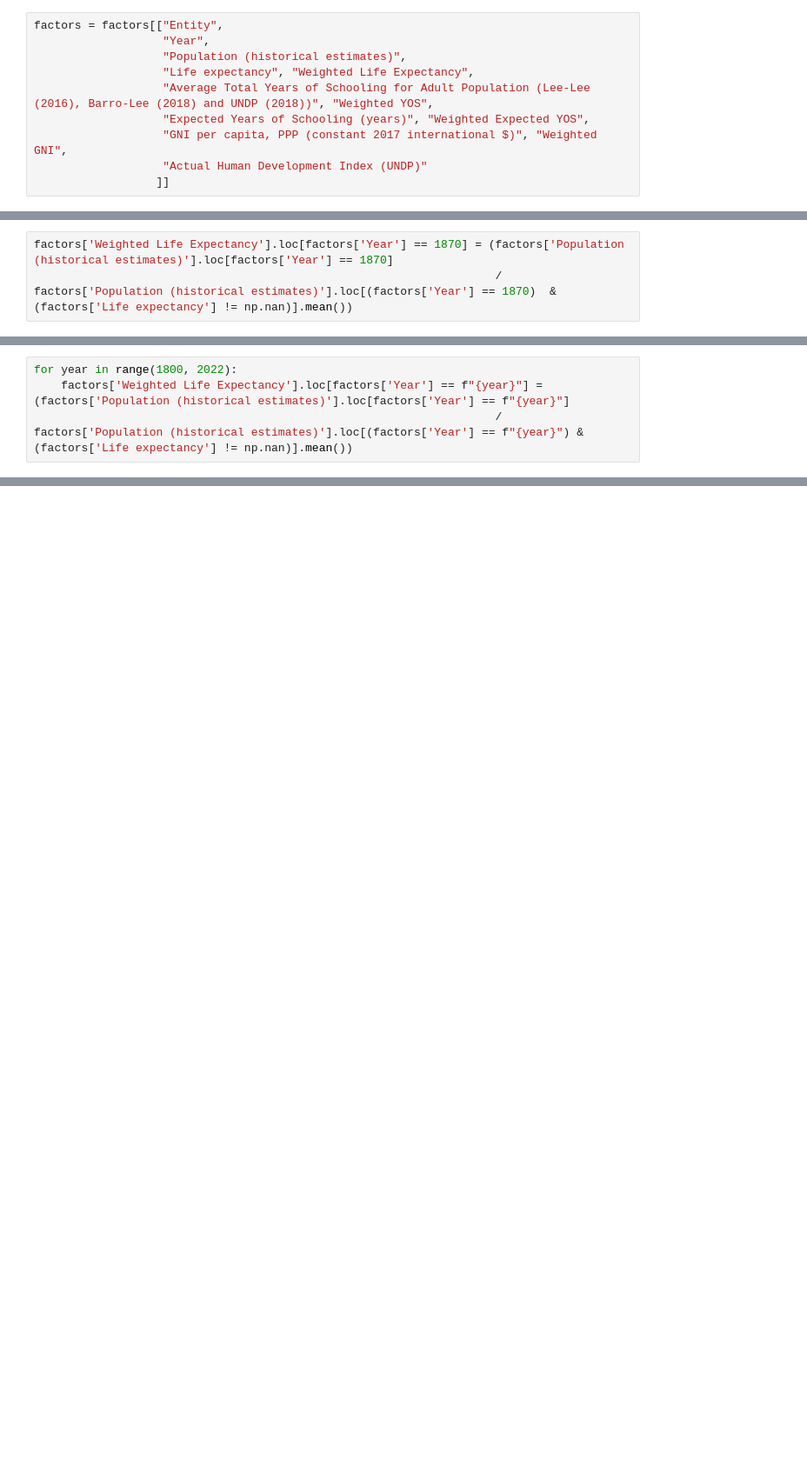
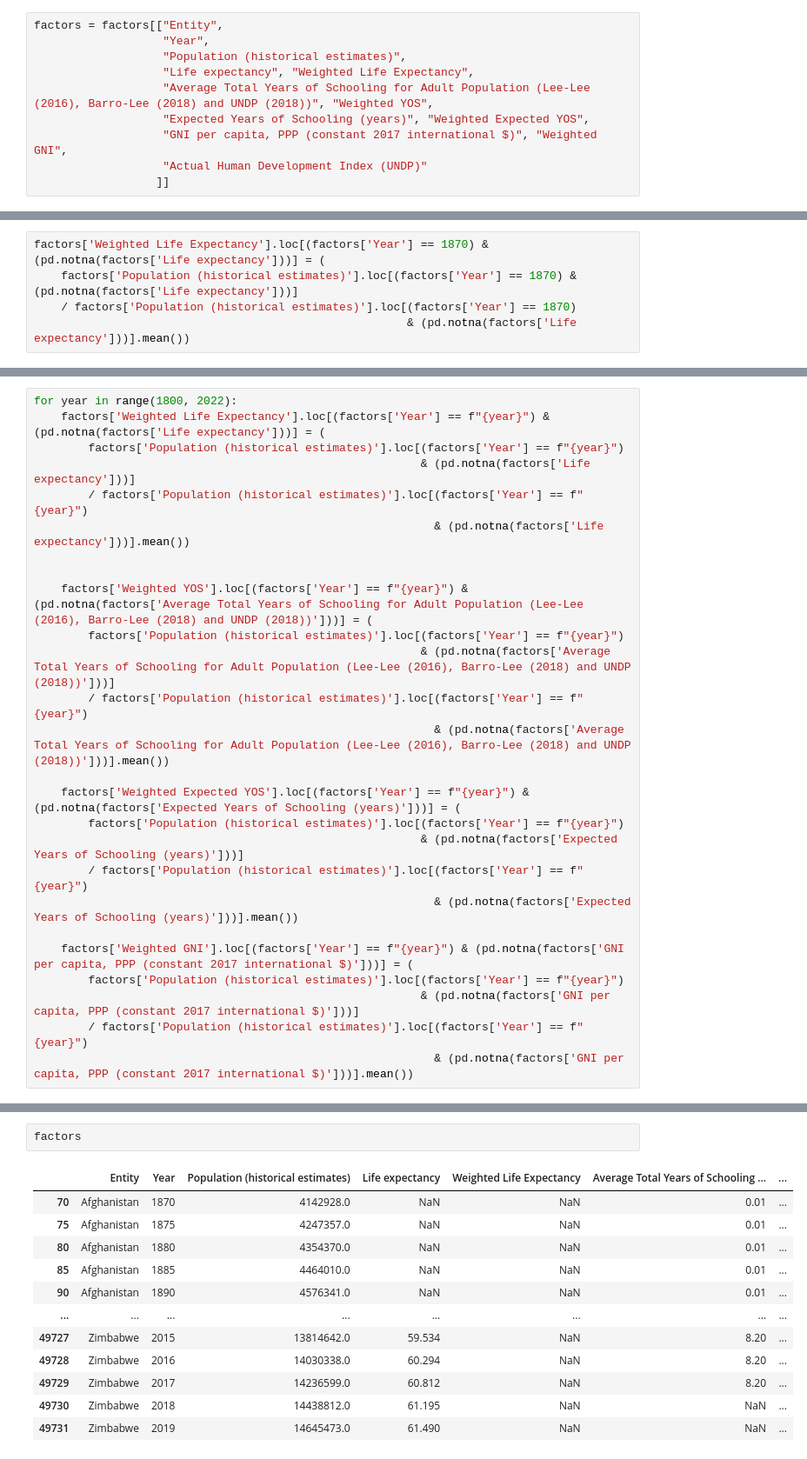
Before and after one commit to jcarballo1/cs5395-project1, a Jupyter notebook: Project1_V2.ipynb, the cells around one changed output, grey strips where cells are left out. Shown at 87% size. Saved outputs shown, nothing was run; the diff lists cells and outputs as text; blank space fills up the shorter version.

Commit message:
working on filling out weights

```diff
--- a/Project1_V2.ipynb
+++ b/Project1_V2.ipynb
@@ -164,3 +175,5 @@ print(factors['Population (historical estimates)'].loc[(factors['Year'] == 1870)
 # %%
-factors['Weighted Life Expectancy'].loc[factors['Year'] == 1870] = (factors['Population (historical estimates)'].loc[factors['Year'] == 1870]
-                                                                    / factors['Population (historical estimates)'].loc[(factors['Year'] == 1870)  & (factors['Life expectancy'] != np.nan)].mean())
+factors['Weighted Life Expectancy'].loc[(factors['Year'] == 1870) & (pd.notna(factors['Life expectancy']))] = (
+    factors['Population (historical estimates)'].loc[(factors['Year'] == 1870) & (pd.notna(factors['Life expectancy']))]
+    / factors['Population (historical estimates)'].loc[(factors['Year'] == 1870)
+                                                       & (pd.notna(factors['Life expectancy']))].mean())
@@ -169,4 +194,26 @@ print(factors['Weighted Life Expectancy'].loc[factors['Year'] == 1870])
 # %%
 for year in range(1800, 2022):
-    factors['Weighted Life Expectancy'].loc[factors['Year'] == f"{year}"] = (factors['Population (historical estimates)'].loc[factors['Year'] == f"{year}"]
-                                                                    / factors['Population (historical estimates)'].loc[(factors['Year'] == f"{year}") & (factors['Life expectancy'] != np.nan)].mean())
+    factors['Weighted Life Expectancy'].loc[(factors['Year'] == f"{year}") & (pd.notna(factors['Life expectancy']))] = (
+        factors['Population (historical estimates)'].loc[(factors['Year'] == f"{year}")
+                                                         & (pd.notna(factors['Life expectancy']))]
+        / factors['Population (historical estimates)'].loc[(factors['Year'] == f"{year}")
+                                                           & (pd.notna(factors['Life expectancy']))].mean())
+
+
+    factors['Weighted YOS'].loc[(factors['Year'] == f"{year}") & (pd.notna(factors['Average Total Years of Schooling for Adult Population (Lee-Lee (2016), Barro-Lee (2018) and UNDP (2018))']))] = (
+        factors['Population (historical estimates)'].loc[(factors['Year'] == f"{year}")
+                                                         & (pd.notna(factors['Average Total Years of Schooling for Adult Population (Lee-Lee (2016), Barro-Lee (2018) and UNDP (2018))']))]
+        / factors['Population (historical estimates)'].loc[(factors['Year'] == f"{year}")
+                                                           & (pd.notna(factors['Average Total Years of Schooling for Adult Population (Lee-Lee (2016), Barro-Lee (2018) and UNDP (2018))']))].mean())
+
+    factors['Weighted Expected YOS'].loc[(factors['Year'] == f"{year}") & (pd.notna(factors['Expected Years of Schooling (years)']))] = (
+        factors['Population (historical estimates)'].loc[(factors['Year'] == f"{year}")
+                                                         & (pd.notna(factors['Expected Years of Schooling (years)']))]
+        / factors['Population (historical estimates)'].loc[(factors['Year'] == f"{year}")
+                                                           & (pd.notna(factors['Expected Years of Schooling (years)']))].mean())
+
+    factors['Weighted GNI'].loc[(factors['Year'] == f"{year}") & (pd.notna(factors['GNI per capita, PPP (constant 2017 international $)']))] = (
+        factors['Population (historical estimates)'].loc[(factors['Year'] == f"{year}")
+                                                         & (pd.notna(factors['GNI per capita, PPP (constant 2017 international $)']))]
+        / factors['Population (historical estimates)'].loc[(factors['Year'] == f"{year}")
+                                                           & (pd.notna(factors['GNI per capita, PPP (constant 2017 international $)']))].mean())
@@ -174,0 +220,15 @@ print(factors.loc[factors['Weighted Life Expectancy'] != np.nan])
+# %%
+factors
+# %% [output]
+|  | Entity | Year | Population (historical estimates) | Life expectancy | Weighted Life Expectancy | Average Total Years of Schooling ... | ... |
+| 70 | Afghanistan | 1870 | 4142928.0 | NaN | NaN | 0.01 | ... |
+| 75 | Afghanistan | 1875 | 4247357.0 | NaN | NaN | 0.01 | ... |
+| 80 | Afghanistan | 1880 | 4354370.0 | NaN | NaN | 0.01 | ... |
+| 85 | Afghanistan | 1885 | 4464010.0 | NaN | NaN | 0.01 | ... |
+| 90 | Afghanistan | 1890 | 4576341.0 | NaN | NaN | 0.01 | ... |
+| ... | ... | ... | ... | ... | ... | ... | ... |
+| 49727 | Zimbabwe | 2015 | 13814642.0 | 59.534 | NaN | 8.20 | ... |
+| 49728 | Zimbabwe | 2016 | 14030338.0 | 60.294 | NaN | 8.20 | ... |
+| 49729 | Zimbabwe | 2017 | 14236599.0 | 60.812 | NaN | 8.20 | ... |
+| 49730 | Zimbabwe | 2018 | 14438812.0 | 61.195 | NaN | NaN | ... |
+| 49731 | Zimbabwe | 2019 | 14645473.0 | 61.490 | NaN | NaN | ... |
```
Also changed, not shown: parts of 15 cells of this notebook.
